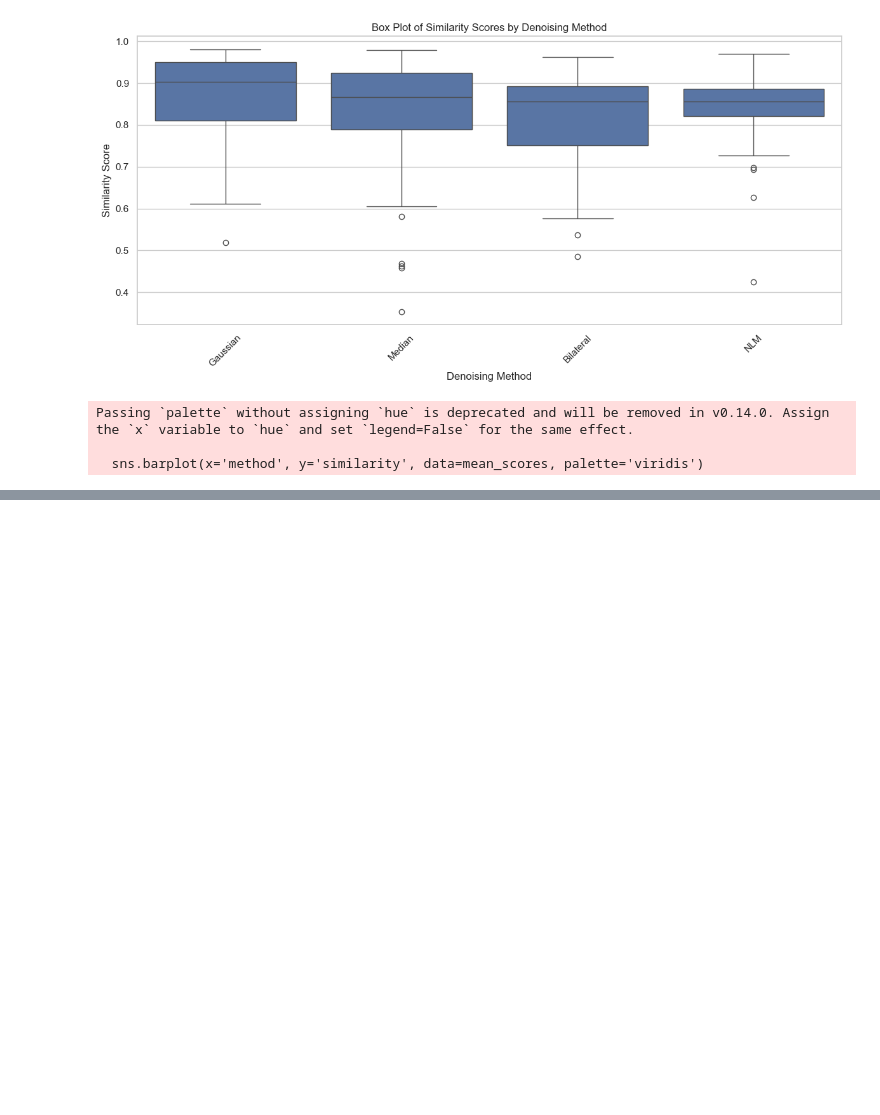
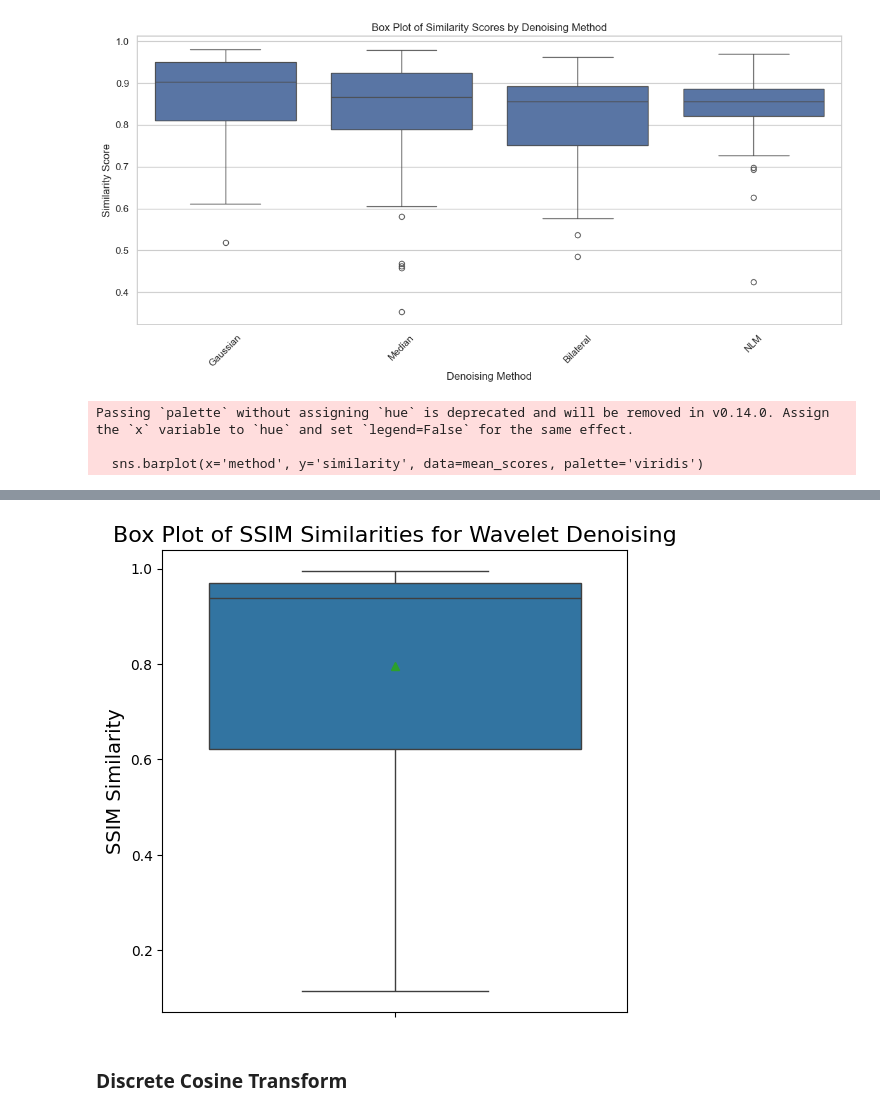
Before and after one commit to MCV-2024-C1-Project/Team7, a Jupyter notebook: proves_denoising.ipynb, the cells around one changed output, grey strips where cells are left out. Cells and saved outputs as stored; diff of their text form; code cells hidden in the pictures; blank space fills up the shorter version.

```diff
--- a/proves_denoising.ipynb
+++ b/proves_denoising.ipynb
@@ -963,0 +1010,36 @@ plt.show()
+# %%
+wavelet_similarities = []
+
+for img, gt_img in zip(noisy_images, gt_images):
+    # Apply wavelet denoising
+    wavelet_denoised_img = wavelet_denoising(img)  # Use the updated color version
+
+    # Resize the denoised image to match the dimensions of the ground truth
+    if wavelet_denoised_img.shape != gt_img.shape:
+        wavelet_denoised_img = cv2.resize(wavelet_denoised_img, (gt_img.shape[1], gt_img.shape[0]))
+
+    # Compute similarity metrics (SSIM in this case)
+    similarity_wavelet = calculate_similarity(gt_img, wavelet_denoised_img, method='ssim')
+
+    # Append the result to the similarity dictionary
+    wavelet_similarities.append(similarity_wavelet)
+# %%
+# Create a DataFrame to structure the data for plotting
+df_wavelet = pd.DataFrame({
+    'similarity': wavelet_similarities
+})
+
+# Create the box plot
+plt.figure(figsize=(6, 6))
+sns.boxplot(data=df_wavelet, y='similarity', showmeans=True)
+
+# Add title and labels
+plt.title('Box Plot of SSIM Similarities for Wavelet Denoising', fontsize=16)
+plt.ylabel('SSIM Similarity', fontsize=14)
+
+# Show the plot
+plt.show()
+# %% [output]
+[figure, added]
+# %% [markdown]
+### Discrete Cosine Transform
```
Also changed, not shown: parts of 9 cells of this notebook.
